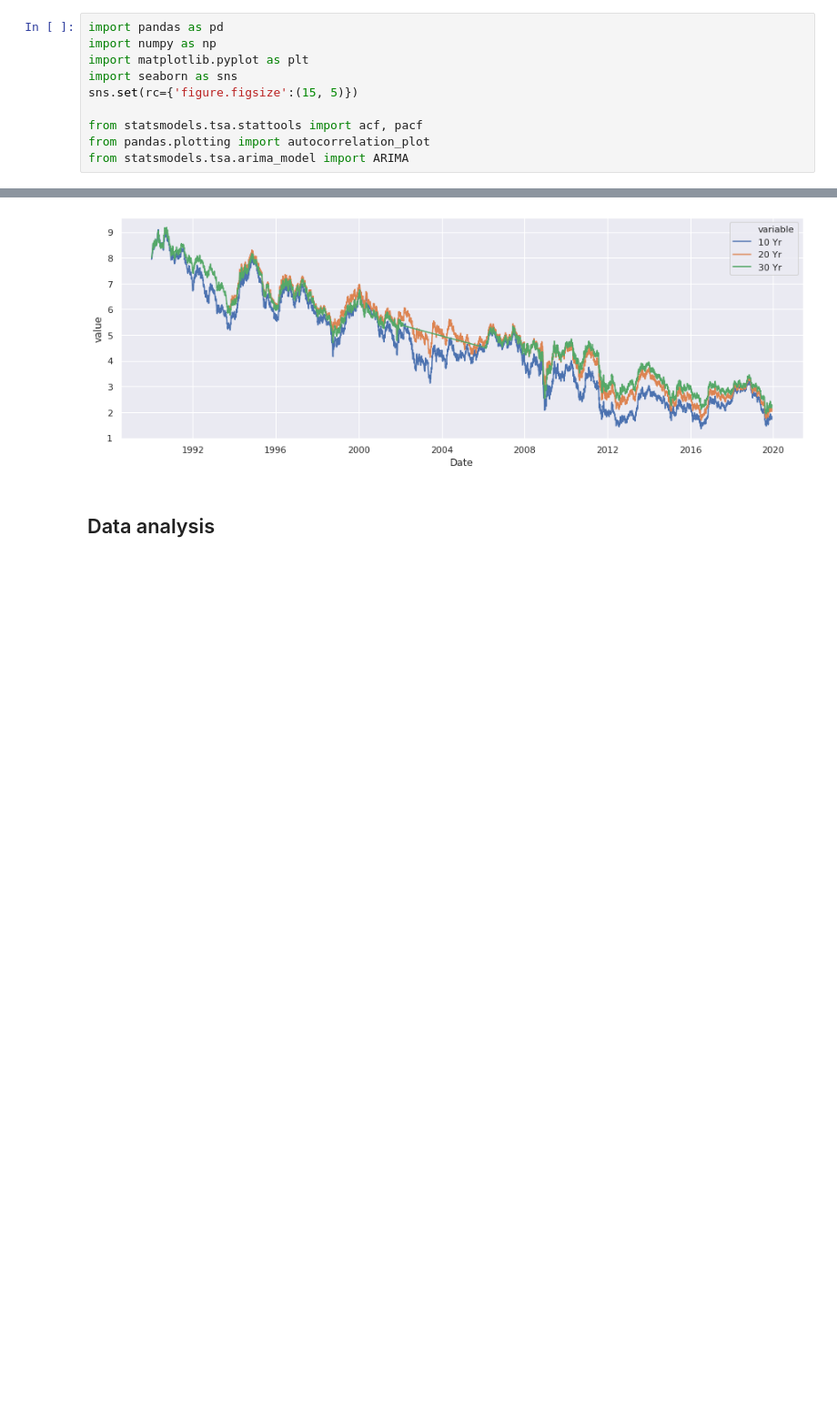
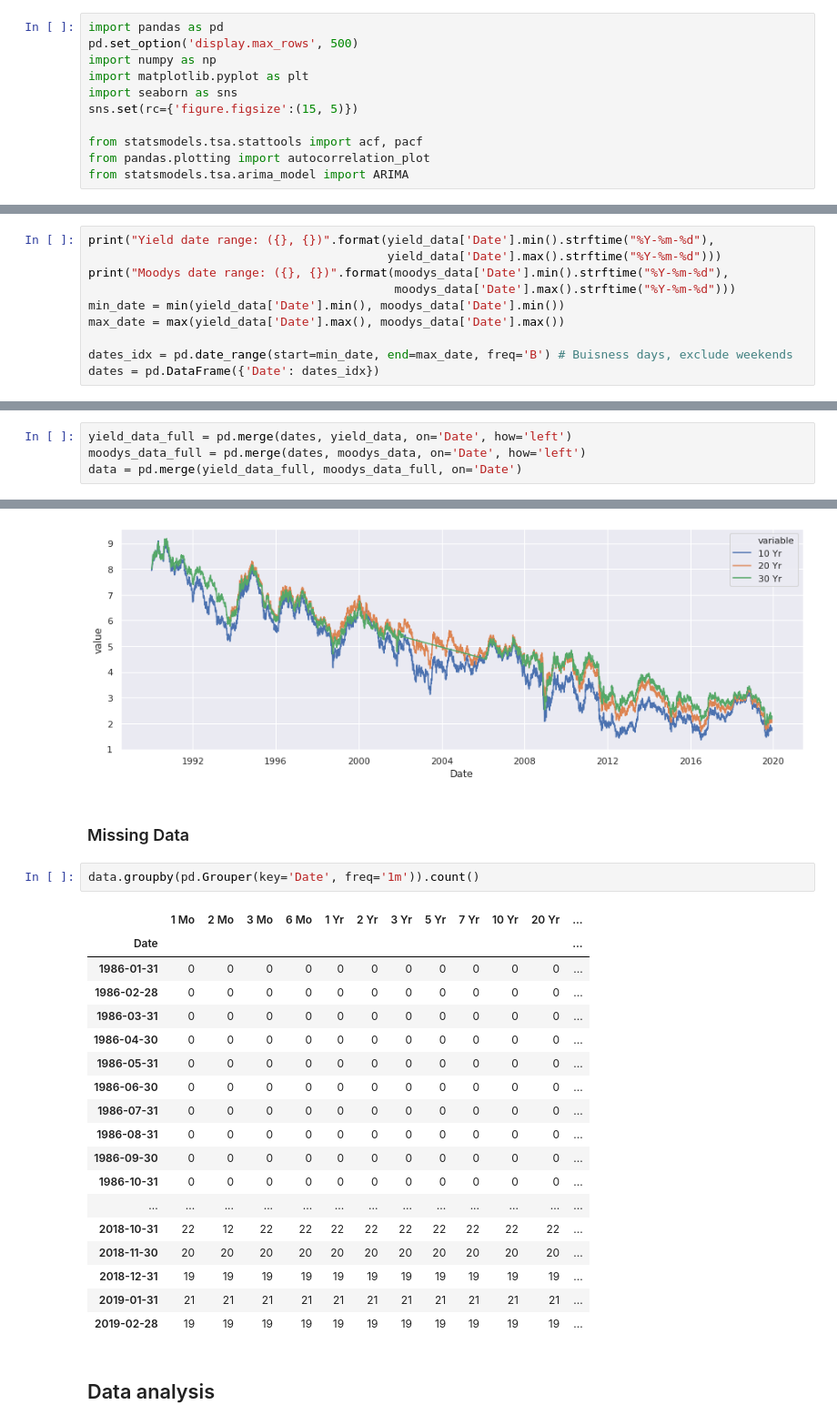
Before and after one commit to tomron27/fin_algs, a Jupyter notebook: HW1.ipynb, the cells around one changed output, grey strips where cells are left out. Shown at 91% size. Drawn from its saved outputs; the diff is of its cells as text; blank space fills up the shorter version.

```diff
--- a/HW1.ipynb
+++ b/HW1.ipynb
@@ -3,6 +3,7 @@
 ### Submitted by Tom Ron 305065658
 # %%
 import pandas as pd
+pd.set_option('display.max_rows', 500)
 import numpy as np
 import matplotlib.pyplot as plt
 import seaborn as sns
@@ -22,0 +22,10 @@ melted_data = pd.melt(data, ['Date'])
+# %%
+print("Yield date range: ({}, {})".format(yield_data['Date'].min().strftime("%Y-%m-%d"),
+                                          yield_data['Date'].max().strftime("%Y-%m-%d")))
+print("Moodys date range: ({}, {})".format(moodys_data['Date'].min().strftime("%Y-%m-%d"),
+                                           moodys_data['Date'].max().strftime("%Y-%m-%d")))
+min_date = min(yield_data['Date'].min(), moodys_data['Date'].min())
+max_date = max(yield_data['Date'].max(), moodys_data['Date'].max())
+
+dates_idx = pd.date_range(start=min_date, end=max_date, freq='B') # Buisness days, exclude weekends
+dates = pd.DataFrame({'Date': dates_idx})
@@ -22,0 +51,4 @@ melted_data = pd.melt(data, ['Date'])
+# %%
+yield_data_full = pd.merge(dates, yield_data, on='Date', how='left')
+moodys_data_full = pd.merge(dates, moodys_data, on='Date', how='left')
+data = pd.merge(yield_data_full, moodys_data_full, on='Date')
@@ -50,6 +118,29 @@ sns.lineplot(x='Date', y='value', hue='variable', data=plot_data)
 # %% [output]
 <matplotlib.axes._subplots.AxesSubplot at 0x...>
 [figure]
+# %% [markdown]
+### Missing Data
+# %%
+data.groupby(pd.Grouper(key='Date', freq='1m')).count()
+# %% [output]
+|  | 1 Mo | 2 Mo | 3 Mo | 6 Mo | 1 Yr | 2 Yr | 3 Yr | 5 Yr | 7 Yr | 10 Yr | 20 Yr | ... |
+| Date |  |  |  |  |  |  |  |  |  |  |  | ... |
+| 1986-01-31 | 0 | 0 | 0 | 0 | 0 | 0 | 0 | 0 | 0 | 0 | 0 | ... |
+| 1986-02-28 | 0 | 0 | 0 | 0 | 0 | 0 | 0 | 0 | 0 | 0 | 0 | ... |
+| 1986-03-31 | 0 | 0 | 0 | 0 | 0 | 0 | 0 | 0 | 0 | 0 | 0 | ... |
+| 1986-04-30 | 0 | 0 | 0 | 0 | 0 | 0 | 0 | 0 | 0 | 0 | 0 | ... |
+| 1986-05-31 | 0 | 0 | 0 | 0 | 0 | 0 | 0 | 0 | 0 | 0 | 0 | ... |
+| 1986-06-30 | 0 | 0 | 0 | 0 | 0 | 0 | 0 | 0 | 0 | 0 | 0 | ... |
+| 1986-07-31 | 0 | 0 | 0 | 0 | 0 | 0 | 0 | 0 | 0 | 0 | 0 | ... |
+| 1986-08-31 | 0 | 0 | 0 | 0 | 0 | 0 | 0 | 0 | 0 | 0 | 0 | ... |
+| 1986-09-30 | 0 | 0 | 0 | 0 | 0 | 0 | 0 | 0 | 0 | 0 | 0 | ... |
+| 1986-10-31 | 0 | 0 | 0 | 0 | 0 | 0 | 0 | 0 | 0 | 0 | 0 | ... |
+| ... | ... | ... | ... | ... | ... | ... | ... | ... | ... | ... | ... | ... |
+| 2018-10-31 | 22 | 12 | 22 | 22 | 22 | 22 | 22 | 22 | 22 | 22 | 22 | ... |
+| 2018-11-30 | 20 | 20 | 20 | 20 | 20 | 20 | 20 | 20 | 20 | 20 | 20 | ... |
+| 2018-12-31 | 19 | 19 | 19 | 19 | 19 | 19 | 19 | 19 | 19 | 19 | 19 | ... |
+| 2019-01-31 | 21 | 21 | 21 | 21 | 21 | 21 | 21 | 21 | 21 | 21 | 21 | ... |
+| 2019-02-28 | 19 | 19 | 19 | 19 | 19 | 19 | 19 | 19 | 19 | 19 | 19 | ... |
 # %% [markdown]
 ## Data analysis
 # %% [markdown]
```
Also changed, not shown: parts of 11 cells of this notebook.
